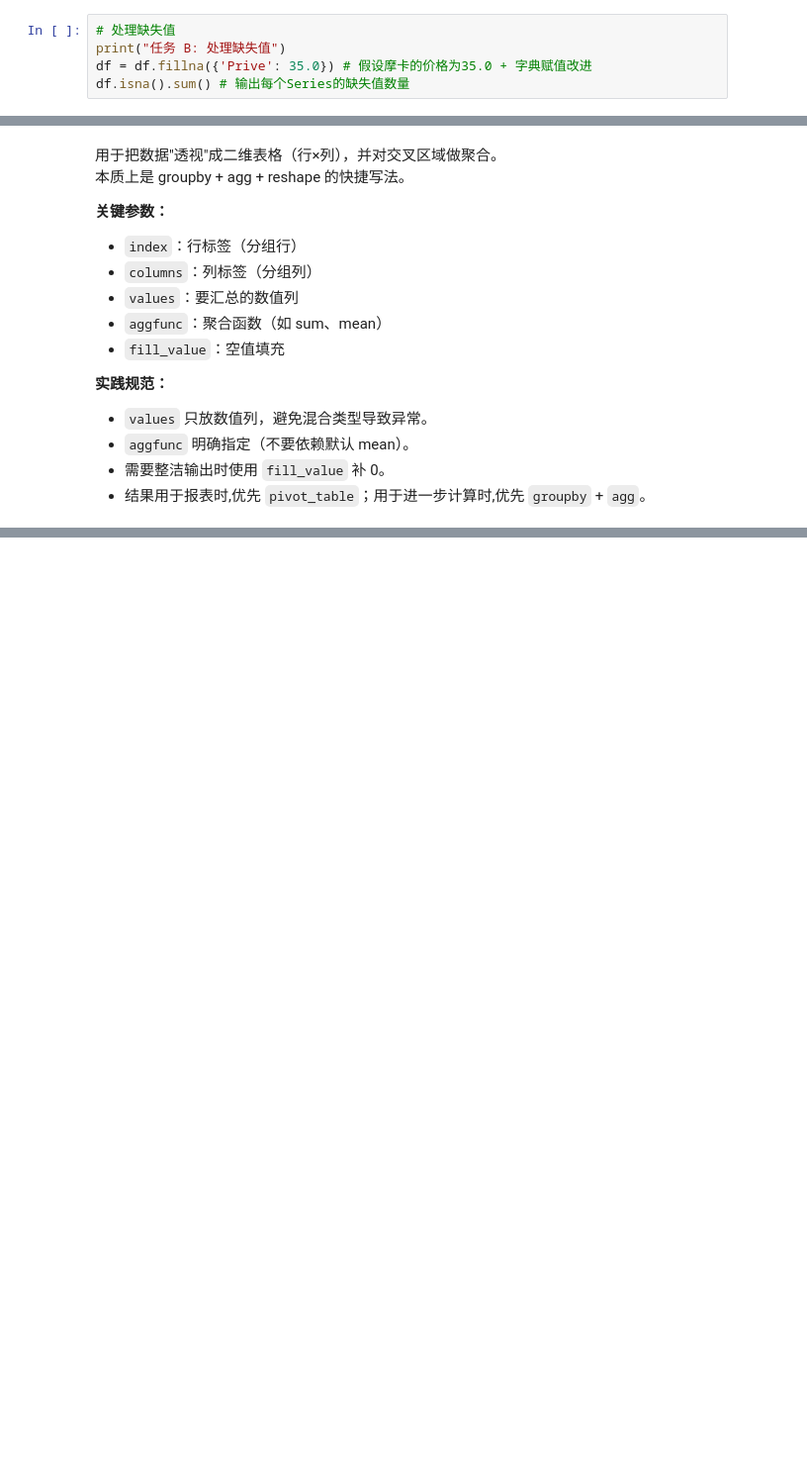
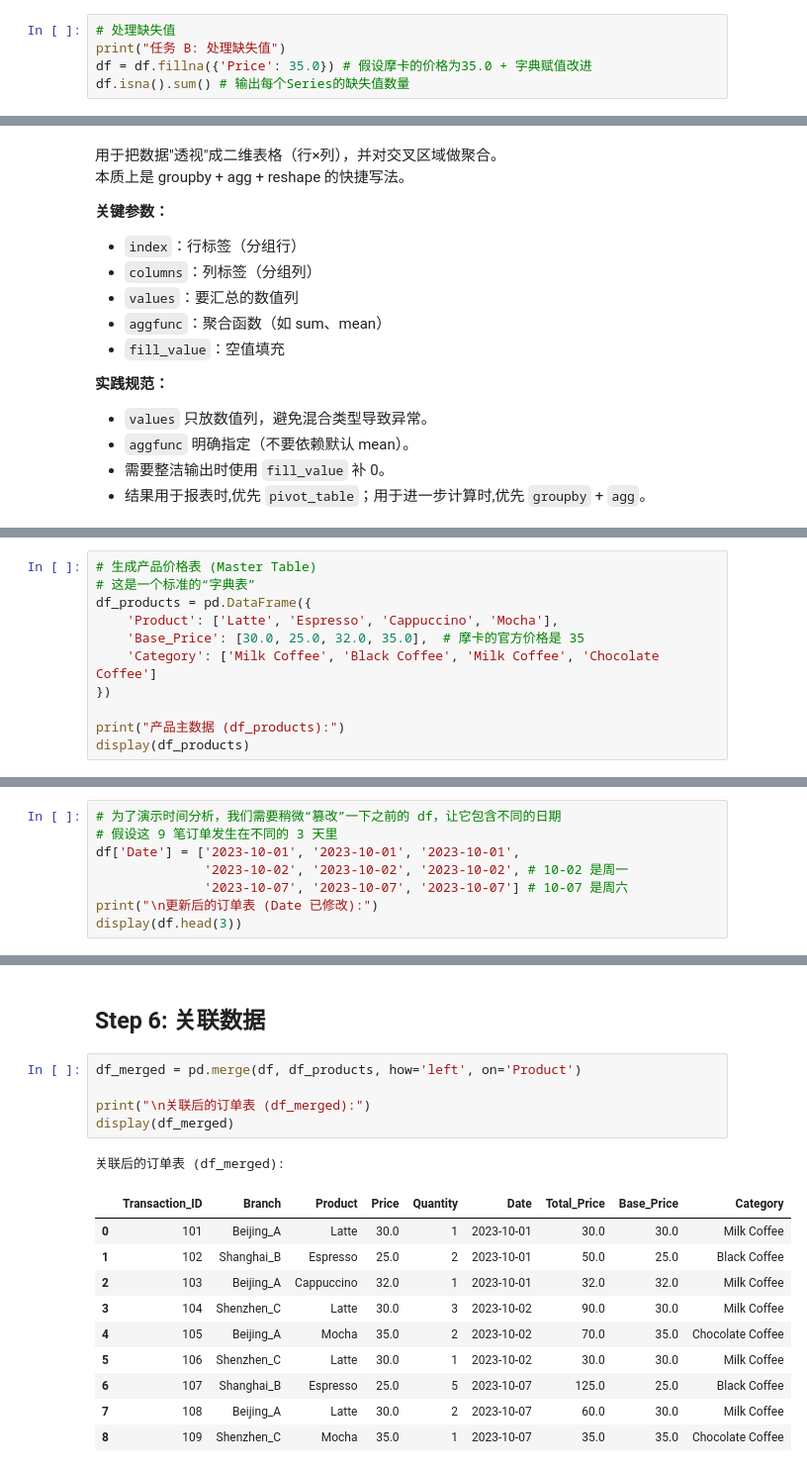
Before and after one commit to SummerS-tars/Code_Python, a Jupyter notebook: 06_Extra/01_Pandas/Notebook/learn_pandas.ipynb, the cells around one changed output, grey strips where cells are left out. Shown at 99% size. Drawn from its saved outputs; the diff is of its cells as text; blank space fills up the shorter version.

```diff
--- a/06_Extra/01_Pandas/Notebook/learn_pandas.ipynb
+++ b/06_Extra/01_Pandas/Notebook/learn_pandas.ipynb
@@ -59,5 +137,5 @@ df
 # %%
 # 处理缺失值
 print("任务 B: 处理缺失值")
-df = df.fillna({'Prive': 35.0}) # 假设摩卡的价格为35.0 + 字典赋值改进
+df = df.fillna({'Price': 35.0}) # 假设摩卡的价格为35.0 + 字典赋值改进
 df.isna().sum() # 输出每个Series的缺失值数量
@@ -164,0 +299,11 @@ df.pivot_table(
+# %%
+# 生成产品价格表 (Master Table)
+# 这是一个标准的“字典表”
+df_products = pd.DataFrame({
+    'Product': ['Latte', 'Espresso', 'Cappuccino', 'Mocha'],
+    'Base_Price': [30.0, 25.0, 32.0, 35.0],  # 摩卡的官方价格是 35
+    'Category': ['Milk Coffee', 'Black Coffee', 'Milk Coffee', 'Chocolate Coffee']
+})
+
+print("产品主数据 (df_products):")
+display(df_products)
@@ -164,0 +317,8 @@ df.pivot_table(
+# %%
+# 为了演示时间分析，我们需要稍微“篡改”一下之前的 df，让它包含不同的日期
+# 假设这 9 笔订单发生在不同的 3 天里
+df['Date'] = ['2023-10-01', '2023-10-01', '2023-10-01',
+              '2023-10-02', '2023-10-02', '2023-10-02', # 10-02 是周一
+              '2023-10-07', '2023-10-07', '2023-10-07'] # 10-07 是周六
+print("\n更新后的订单表 (Date 已修改):")
+display(df.head(3))
@@ -164,0 +331,19 @@ df.pivot_table(
+# %% [markdown]
+## Step 6: 关联数据
+# %%
+df_merged = pd.merge(df, df_products, how='left', on='Product')
+
+print("\n关联后的订单表 (df_merged):")
+display(df_merged)
+# %% [output]
+关联后的订单表 (df_merged):
+|  | Transaction_ID | Branch | Product | Price | Quantity | Date | Total_Price | Base_Price | Category |
+| 0 | 101 | Beijing_A | Latte | 30.0 | 1 | 2023-10-01 | 30.0 | 30.0 | Milk Coffee |
+| 1 | 102 | Shanghai_B | Espresso | 25.0 | 2 | 2023-10-01 | 50.0 | 25.0 | Black Coffee |
+| 2 | 103 | Beijing_A | Cappuccino | 32.0 | 1 | 2023-10-01 | 32.0 | 32.0 | Milk Coffee |
+| 3 | 104 | Shenzhen_C | Latte | 30.0 | 3 | 2023-10-02 | 90.0 | 30.0 | Milk Coffee |
+| 4 | 105 | Beijing_A | Mocha | 35.0 | 2 | 2023-10-02 | 70.0 | 35.0 | Chocolate Coffee |
+| 5 | 106 | Shenzhen_C | Latte | 30.0 | 1 | 2023-10-02 | 30.0 | 30.0 | Milk Coffee |
+| 6 | 107 | Shanghai_B | Espresso | 25.0 | 5 | 2023-10-07 | 125.0 | 25.0 | Black Coffee |
+| 7 | 108 | Beijing_A | Latte | 30.0 | 2 | 2023-10-07 | 60.0 | 30.0 | Milk Coffee |
+| 8 | 109 | Shenzhen_C | Mocha | 35.0 | 1 | 2023-10-07 | 35.0 | 35.0 | Chocolate Coffee |
```
Also changed, not shown: parts of 24 cells of this notebook, 1 other file.
